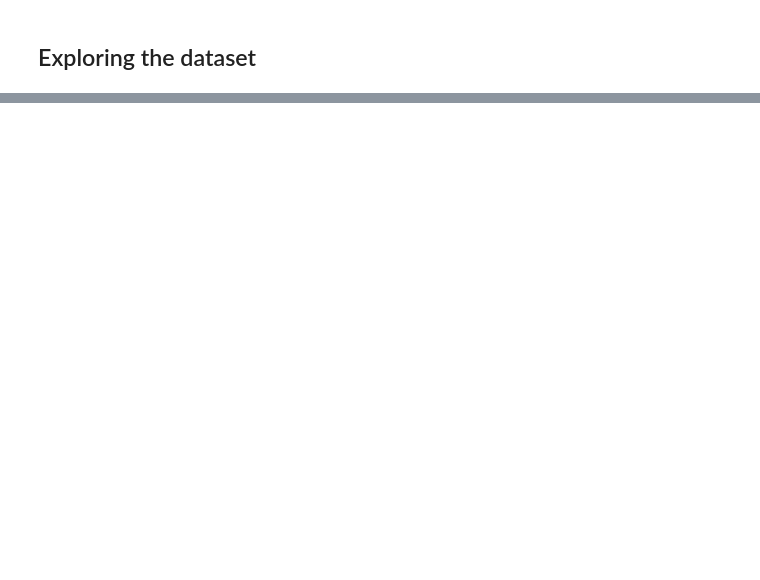
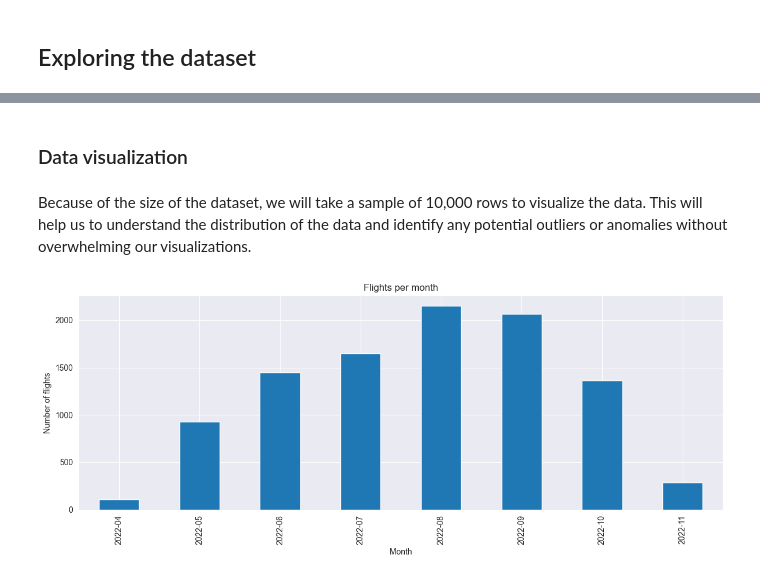
Before and after one commit to Zettaiki/FP-data-analysis, a Jupyter notebook: src/main/python/FlightPriceAnalysis.ipynb, the cells around one changed output, grey strips where cells are left out. Saved outputs shown, nothing was run; the diff lists cells and outputs as text; code cells hidden in the pictures; blank space fills up the shorter version.

Commit message:
Finish analysis on dataset

```diff
--- a/src/main/python/FlightPriceAnalysis.ipynb
+++ b/src/main/python/FlightPriceAnalysis.ipynb
@@ -29,0 +132,19 @@ if not os.path.exists('../../../datasets/itineraries.csv'):
+# %%
+df_filtered['flightDate'] = pd.to_datetime(df_filtered['flightDate'], format='%Y-%m-%d', errors='coerce')
+df_filtered['startingAirport'] = df_filtered['startingAirport'].astype('string')
+df_filtered['destinationAirport'] = df_filtered['destinationAirport'].astype('string')
+
+# We convert the `travelDuration` column from ISO 8601 format to a numeric format (total minutes).
+import re
+
+def parse_iso_duration(duration_str):
+    if pd.isna(duration_str):
+        return None
+    match = re.match(r'PT(?:(\d+)H)?(?:(\d+)M)?', duration_str)
+    if not match:
+        return None
+    hours = int(match.group(1)) if match.group(1) else 0
+    minutes = int(match.group(2)) if match.group(2) else 0
+    return hours * 60 + minutes
+
+df_filtered['travelDuration'] = df_filtered['travelDuration'].apply(parse_iso_duration)
@@ -29,0 +153,9 @@ if not os.path.exists('../../../datasets/itineraries.csv'):
+# %%
+print("Empty cells count:\n")
+print(df_filtered.isnull().sum())
+
+if df_filtered.isnull().sum().any():
+    print("\nThere are empty cells in the dataset. We will drop them.")
+    df_filtered = df_filtered.dropna()
+else:
+    print("\nNo empty cells found.")
@@ -29,0 +210,4 @@ if not os.path.exists('../../../datasets/itineraries.csv'):
+# %%
+df_filtered = df_filtered[df_filtered['travelDuration'] != 0]
+df_filtered.reset_index(drop=True, inplace=True)
+df_filtered.describe()
@@ -29,0 +224,19 @@ if not os.path.exists('../../../datasets/itineraries.csv'):
+# %% [markdown]
+
+### Data visualization
+# %% [markdown]
+Because of the size of the dataset, we will take a sample of 10,000 rows to visualize the data. This will help us to understand the distribution of the data and identify any potential outliers or anomalies without overwhelming our visualizations.
+# %%
+sample = df_filtered.sample(n=10000, random_state=42)
+# %%
+monthly_counts = sample.groupby(sample['flightDate'].dt.to_period('M')).size()
+
+plt.figure(figsize=(12, 5))
+monthly_counts.sort_index().plot(kind='bar')
+plt.title('Flights per month')
+plt.xlabel('Month')
+plt.ylabel('Number of flights')
+plt.tight_layout()
+plt.show()
+# %% [output]
+[figure, added]
```
Also changed, not shown: parts of 34 cells of this notebook.
